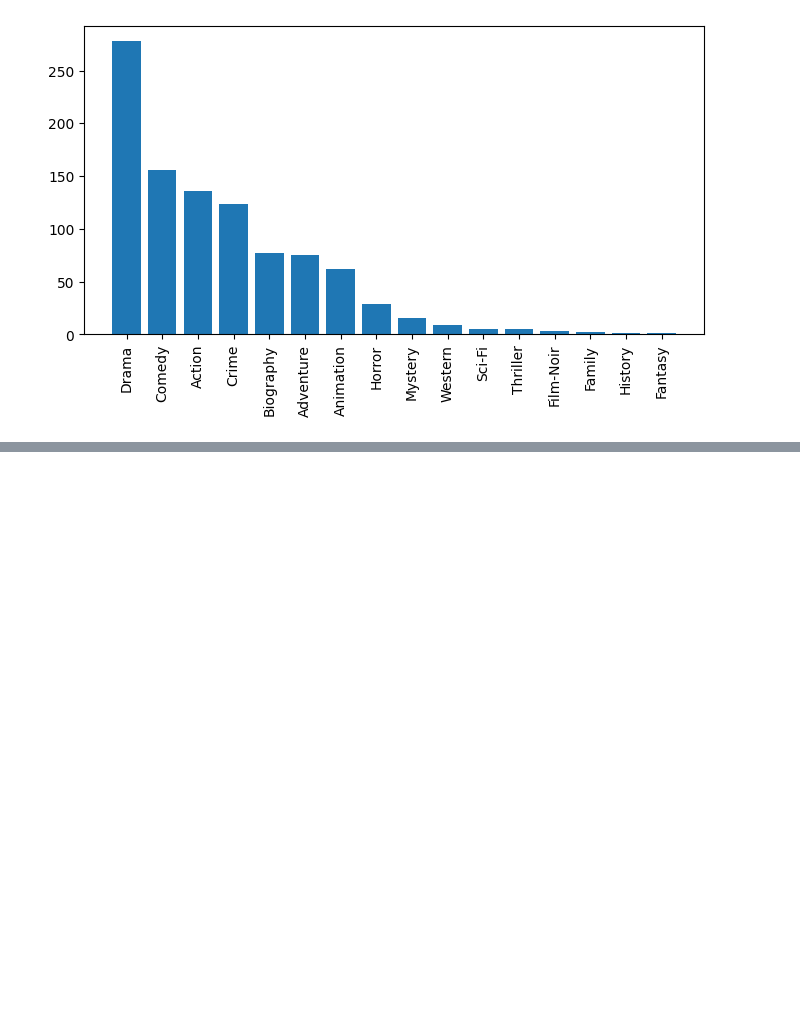
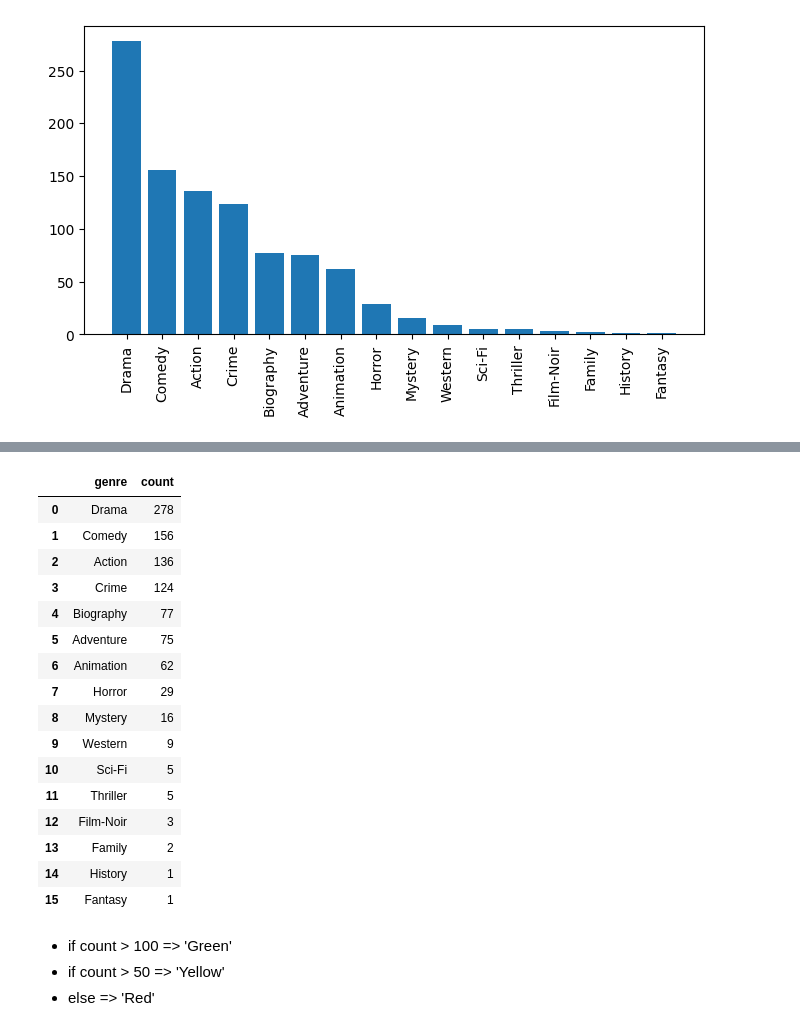
Before and after one commit to bipulshahi/polytechnic_barh, a Jupyter notebook: Python_DS_library_4.ipynb, the cells around one changed output, grey strips where cells are left out. Cells and saved outputs as stored; diff of their text form; code cells hidden in the pictures; blank space fills up the shorter version.

```diff
--- a/Python_DS_library_4.ipynb
+++ b/Python_DS_library_4.ipynb
@@ -128,0 +129,25 @@ plt.show()
+# %%
+genre_count = df.genre.value_counts().reset_index()
+genre_count
+# %% [output]
+|  | genre | count |
+| 0 | Drama | 278 |
+| 1 | Comedy | 156 |
+| 2 | Action | 136 |
+| 3 | Crime | 124 |
+| 4 | Biography | 77 |
+| 5 | Adventure | 75 |
+| 6 | Animation | 62 |
+| 7 | Horror | 29 |
+| 8 | Mystery | 16 |
+| 9 | Western | 9 |
+| 10 | Sci-Fi | 5 |
+| 11 | Thriller | 5 |
+| 12 | Film-Noir | 3 |
+| 13 | Family | 2 |
+| 14 | History | 1 |
+| 15 | Fantasy | 1 |
+# %% [markdown]
+* if count > 100 => 'Green'
+* if count > 50 => 'Yellow'
+* else => 'Red'
```
Also changed, not shown: parts of 4 cells of this notebook.
